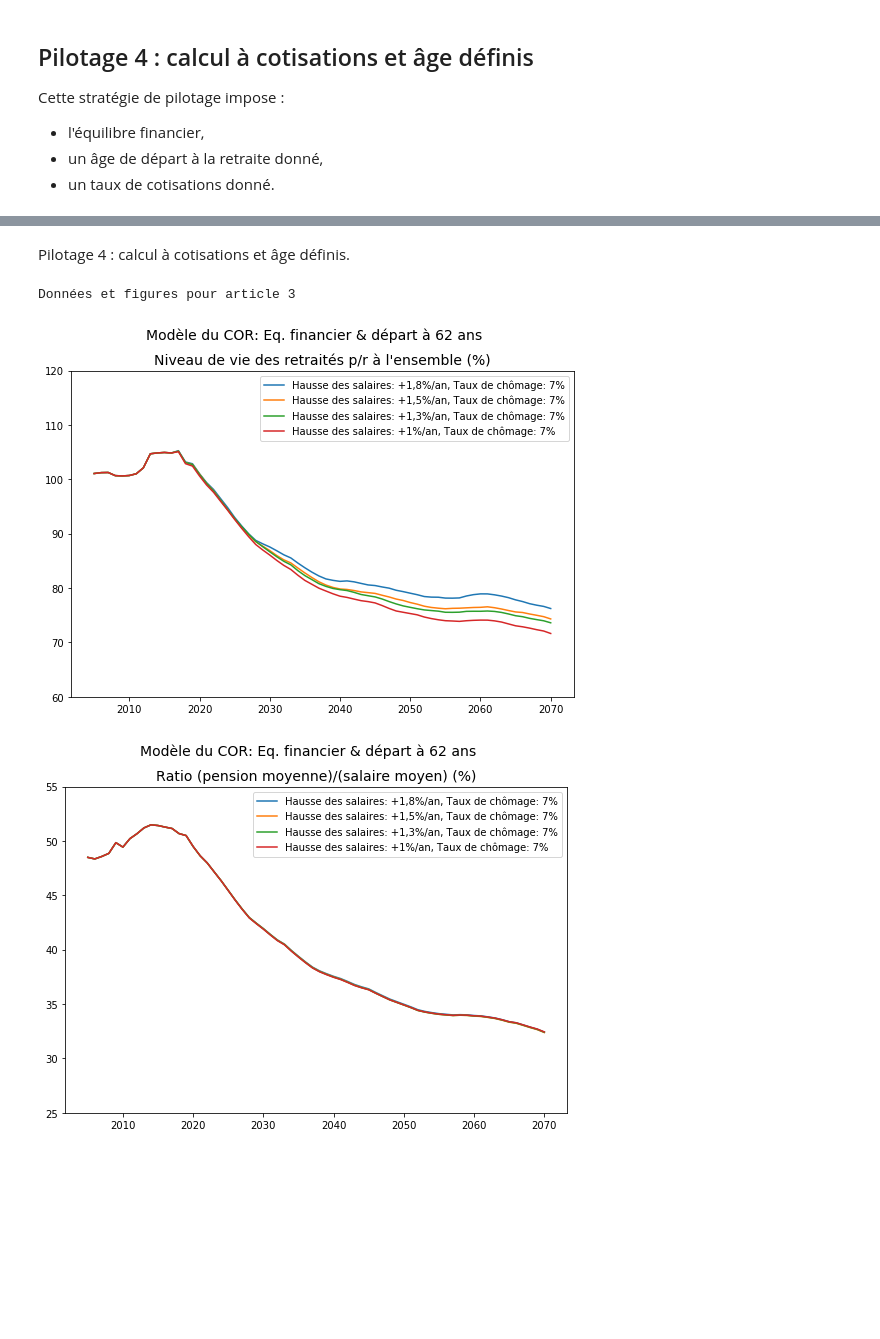
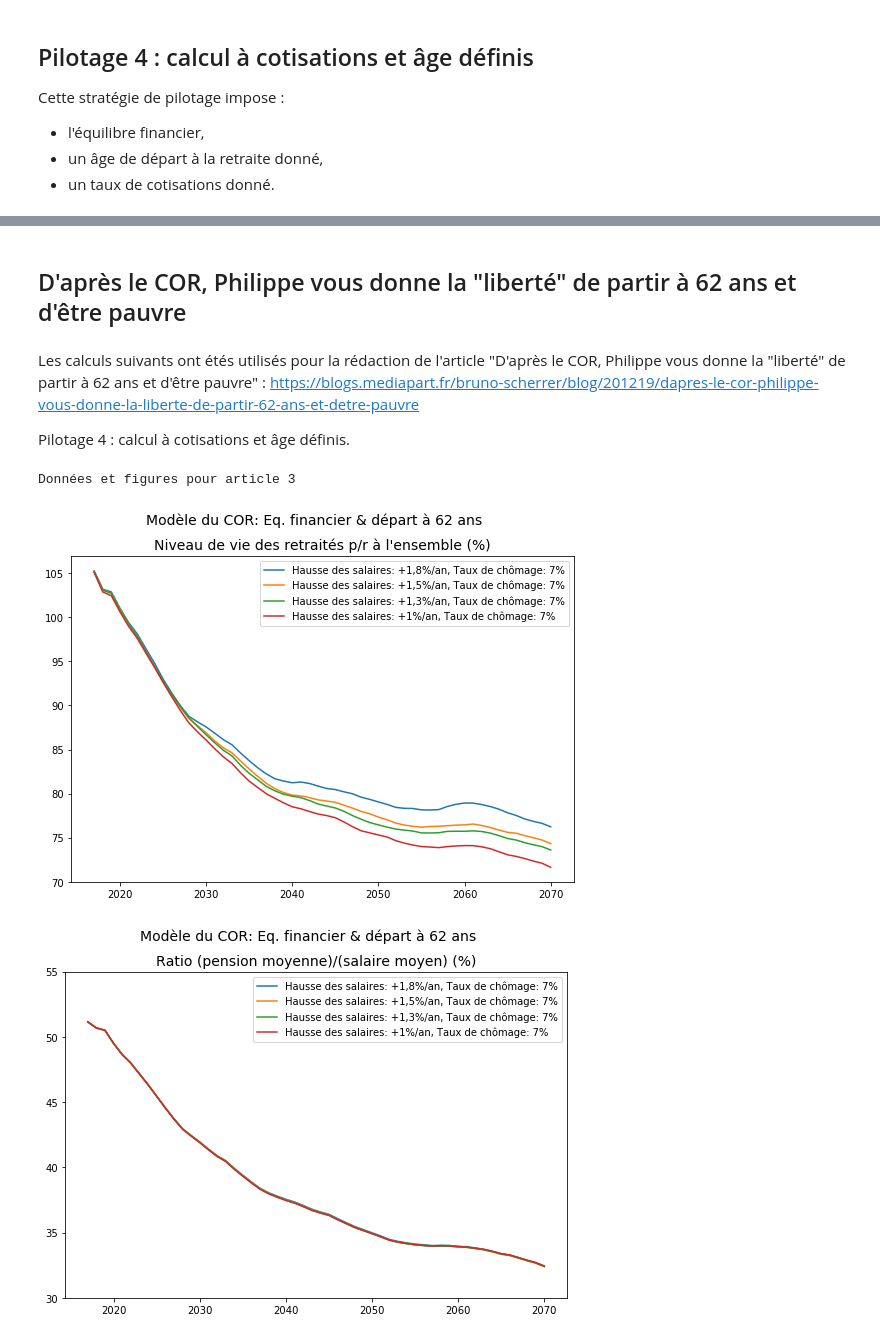
Before and after one commit to brunoscherrer/retraites, a Jupyter notebook: index.ipynb, the cells around one changed output, grey strips where cells are left out. Drawn from its saved outputs; the diff is of its cells as text; code cells hidden in the pictures; blank space fills up the shorter version.

```diff
--- a/index.ipynb
+++ b/index.ipynb
@@ -233,31 +244,38 @@ Annéee, Age,      Cotis., Pension:
  2050 : 66.6 ans, 29.7 %, 45.2 %
  2060 : 66.4 ans, 29.5 %, 44.5 %
  2070 : 65.3 ans, 29.4 %, 43.7 %
-# %% [markdown]
-Pilotage 4 : calcul à cotisations et âge définis.
+# %% [markdown]
+## D'après le COR, Philippe vous donne la "liberté" de partir à 62 ans et d'être pauvre
+# %% [markdown]
+Les calculs suivants ont étés utilisés pour la rédaction de l'article "D'après le COR, Philippe vous donne la "liberté" de partir à 62 ans et d'être pauvre" : https://blogs.mediapart.fr/bruno-scherrer/blog/201219/dapres-le-cor-philippe-vous-donne-la-liberte-de-partir-62-ans-et-detre-pauvre
+
+Pilotage 4 : calcul à cotisations et âge définis.
 # %%
 simulateur = SimulateurRetraites('retraites/fileProjection.json')
 print("Données et figures pour article 3")
 
-analyse = simulateur.pilotageParCotisationsEtAge(62)
+Acible = 62.0
+analyse = simulateur.pilotageParCotisationsEtAge(Acible=Acible, Scible=0.0)
 
 titre=u"Modèle du COR: Eq. financier & départ à 62 ans"
 
 pl.figure(figsize=(9,6))
 analyse.graphique(analyse.RNV,"RNV",14,[],True,range(1,5))
 pl.suptitle(titre,fontsize=14)
+pl.ylim(bottom=70.0, top=107.0)
 pl.legend(loc="best")
 analyse.mysavefig("macron_62_ans_nv")
 
 pl.figure(figsize=(9,6))
 analyse.graphique(analyse.P,"P",14,[],True,range(1,5))
 pl.suptitle(titre,fontsize=14)
+pl.ylim(bottom=30.0)
 pl.legend(loc="best")
 analyse.mysavefig("macron_62_ans_p")
 # %% [output]
 Données et figures pour article 3
-[figure, old version]
+[figure, new version]
-[figure, old version]
+[figure, new version]
 # %%
 print("Réforme Macron, Départ à 62 ans")
 analyse.affiche_solutions_simulateur_COR()
```
Also changed, not shown: parts of 18 cells of this notebook, 10 other files.
